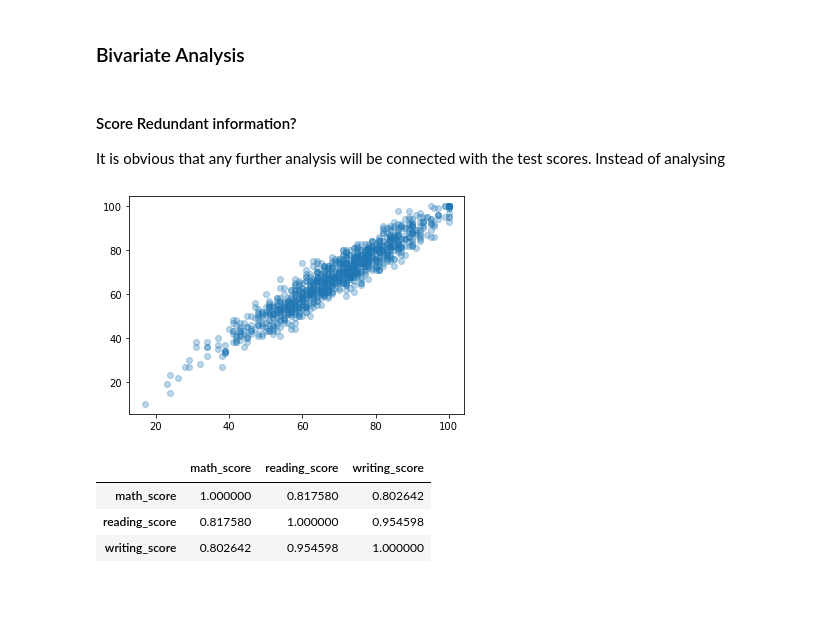
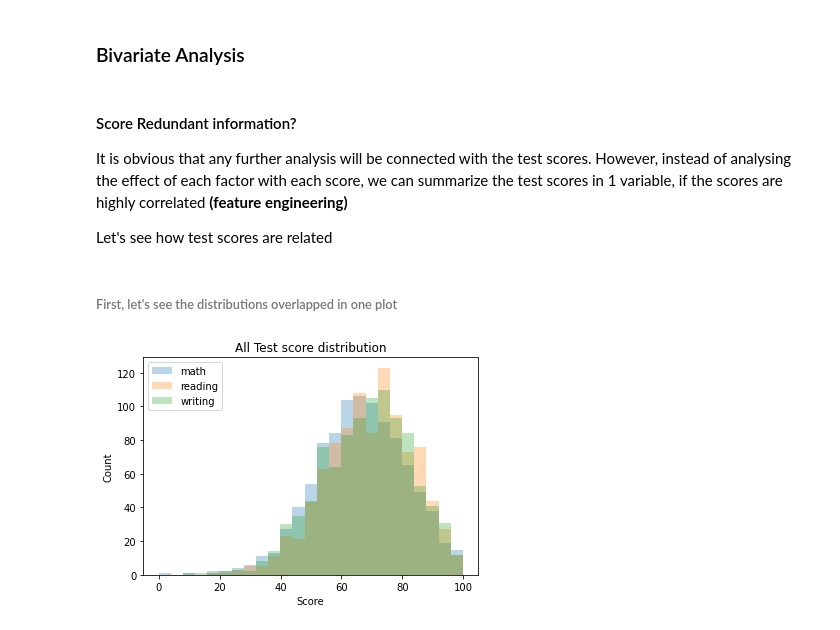
Before and after one commit to Hazem0h/project-3-Data-Viz, a Jupyter notebook: Part 1.ipynb, the cells around one changed output. Saved outputs shown, nothing was run; the diff lists cells and outputs as text; code cells hidden in the pictures; blank space fills up the shorter version.

Commit message:
Completed bivariate analysis with the target variable

```diff
--- a/Part 1.ipynb
+++ b/Part 1.ipynb
@@ -225,15 +217,22 @@ We can see that the scores resemble a Gaussian distribution, and skewed to the l
 ### Bivariate Analysis
 # %% [markdown]
 #### Score Redundant information?
-It is obvious that any further analysis will be connected with the test scores. Instead of analysing
+It is obvious that any further analysis will be connected with the test scores. However, instead of analysing the effect of each factor with each score, we can summarize the test scores in 1 variable, if the scores are highly correlated **(feature engineering)**
+
+Let's see how test scores are related
-# %%
-plt.scatter(x = df_mod.reading_score, y = df_mod.writing_score, alpha = 0.3);
-# %% [output]
-[figure, removed]
-# %%
-df_mod.corr()
-# %% [output]
-|  | math_score | reading_score | writing_score |
-| math_score | 1.000000 | 0.817580 | 0.802642 |
-| reading_score | 0.817580 | 1.000000 | 0.954598 |
-| writing_score | 0.802642 | 0.954598 | 1.000000 |
+# %% [markdown]
+###### First, let's see the distributions overlapped in one plot
+# %%
+# allocate appropriate bin sizes
+bins = np.arange(start = 0, stop = 101, step = 4) - 0.1
+
+# plot, adjusting the transparency
+plt.hist(data = df_mod, x = "math_score", bins = bins, alpha = 0.3);
+plt.hist(data = df_mod, x = "reading_score", bins = bins, alpha = 0.3);
+plt.hist(data = df_mod, x = "writing_score", bins = bins, alpha = 0.3);
+plt.title("All Test score distribution");
+plt.legend(["math", "reading", "writing"], loc = "upper left");
+plt.xlabel("Score");
+plt.ylabel("Count");
+# %% [output]
+[figure, added]
```
Also changed, not shown: parts of 29 cells of this notebook.
